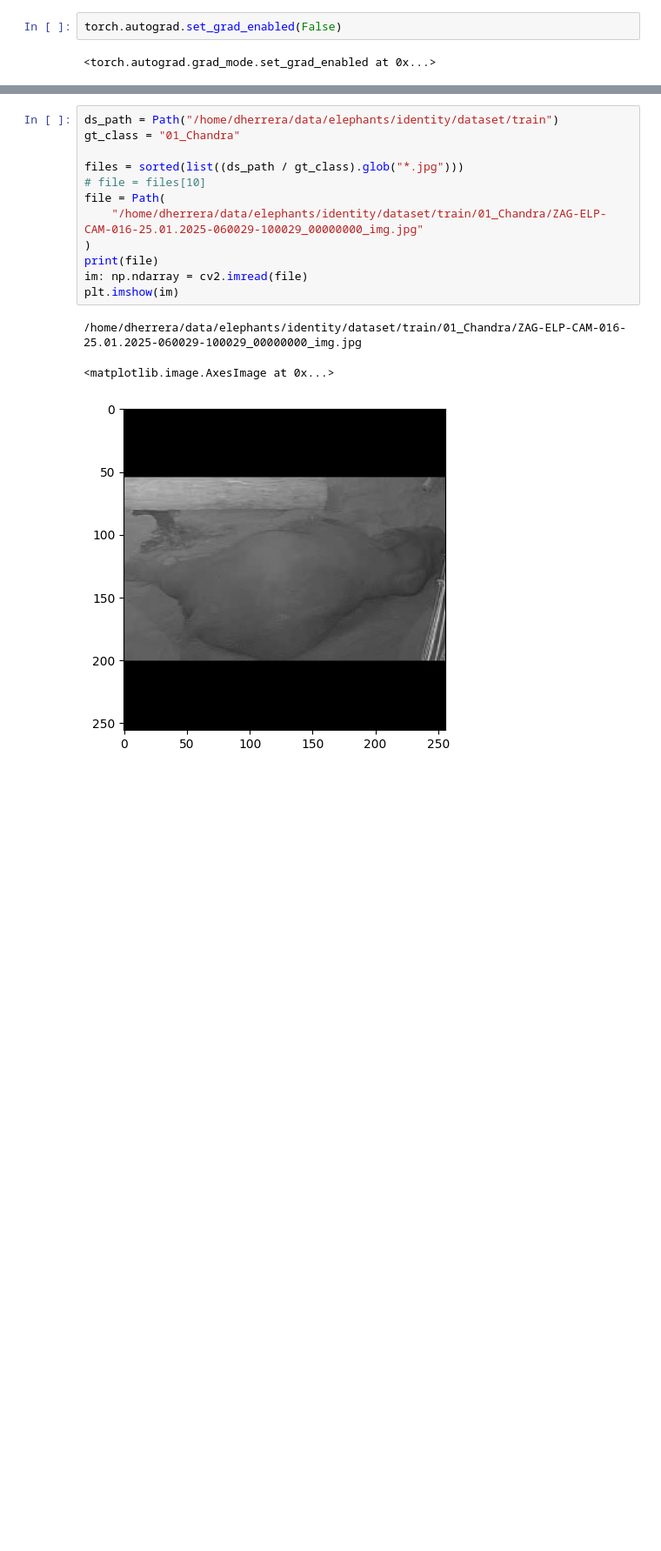
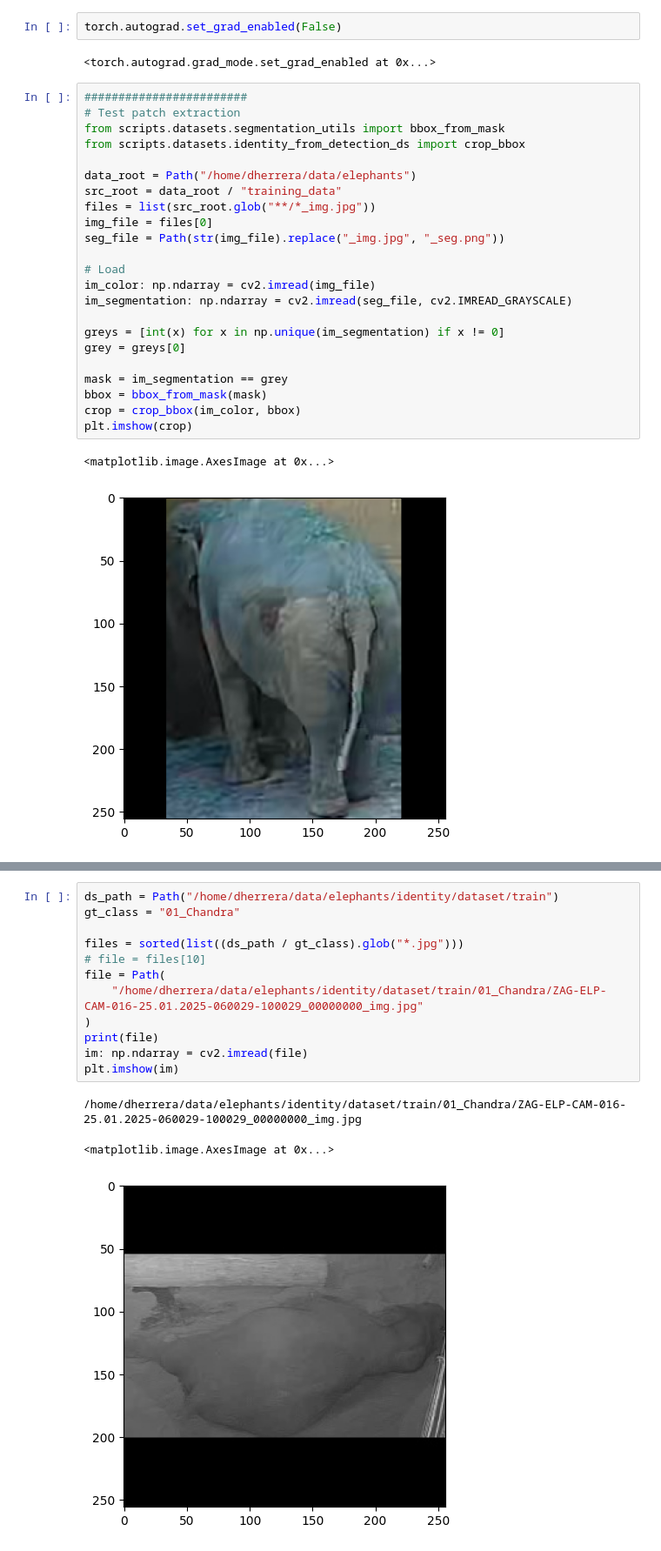
Before and after one commit to plumonito/zoo_vision, a Jupyter notebook: training/identity/identity_playground.ipynb, the cells around one changed output, grey strips where cells are left out. Shown at 87% size. Saved outputs shown, nothing was run; the diff lists cells and outputs as text; blank space fills up the shorter version.

Commit message:
Debug identity call

```diff
--- a/training/identity/identity_playground.ipynb
+++ b/training/identity/identity_playground.ipynb
@@ -12,4 +20,30 @@ pbar_manager = enlighten.get_manager()
 torch.autograd.set_grad_enabled(False)
 # %% [output]
 <torch.autograd.grad_mode.set_grad_enabled at 0x...>
+# %%
+########################
+# Test patch extraction
+from scripts.datasets.segmentation_utils import bbox_from_mask
+from scripts.datasets.identity_from_detection_ds import crop_bbox
+
+data_root = Path("/home/dherrera/data/elephants")
+src_root = data_root / "training_data"
+files = list(src_root.glob("**/*_img.jpg"))
+img_file = files[0]
+seg_file = Path(str(img_file).replace("_img.jpg", "_seg.png"))
+
+# Load
+im_color: np.ndarray = cv2.imread(img_file)
+im_segmentation: np.ndarray = cv2.imread(seg_file, cv2.IMREAD_GRAYSCALE)
+
+greys = [int(x) for x in np.unique(im_segmentation) if x != 0]
+grey = greys[0]
+
+mask = im_segmentation == grey
+bbox = bbox_from_mask(mask)
+crop = crop_bbox(im_color, bbox)
+plt.imshow(crop)
+# %% [output]
+<matplotlib.image.AxesImage at 0x...>
+[figure, added]
 # %%
```
Also changed, not shown: parts of 7 cells of this notebook, 18 other files.
